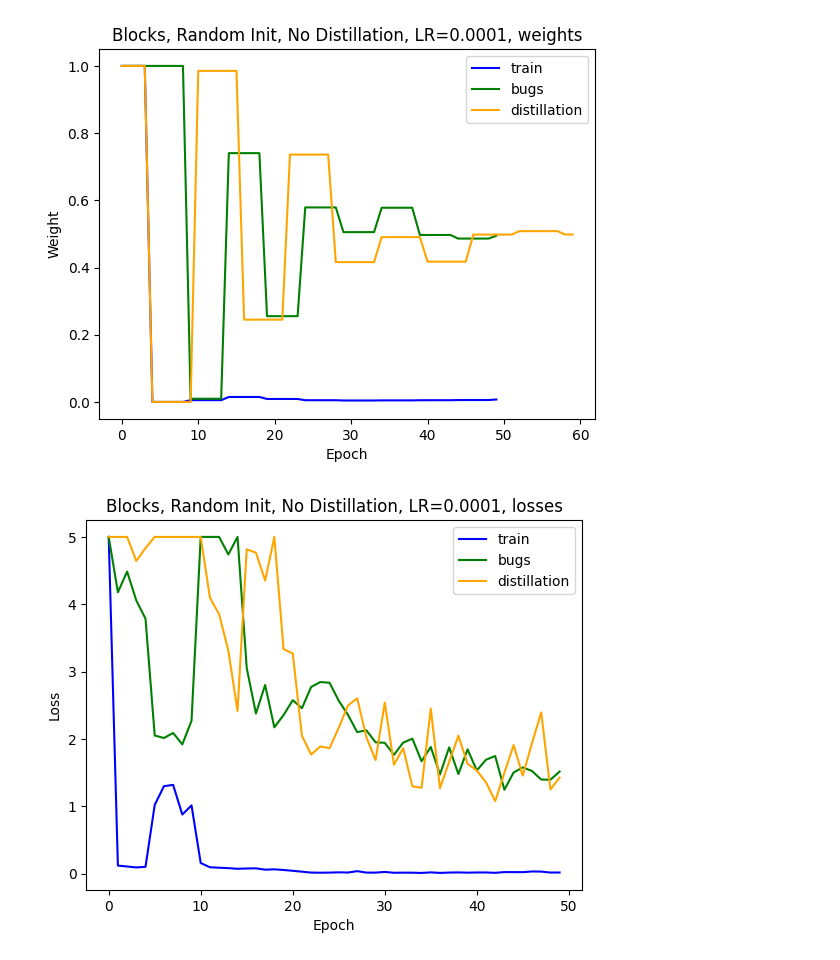
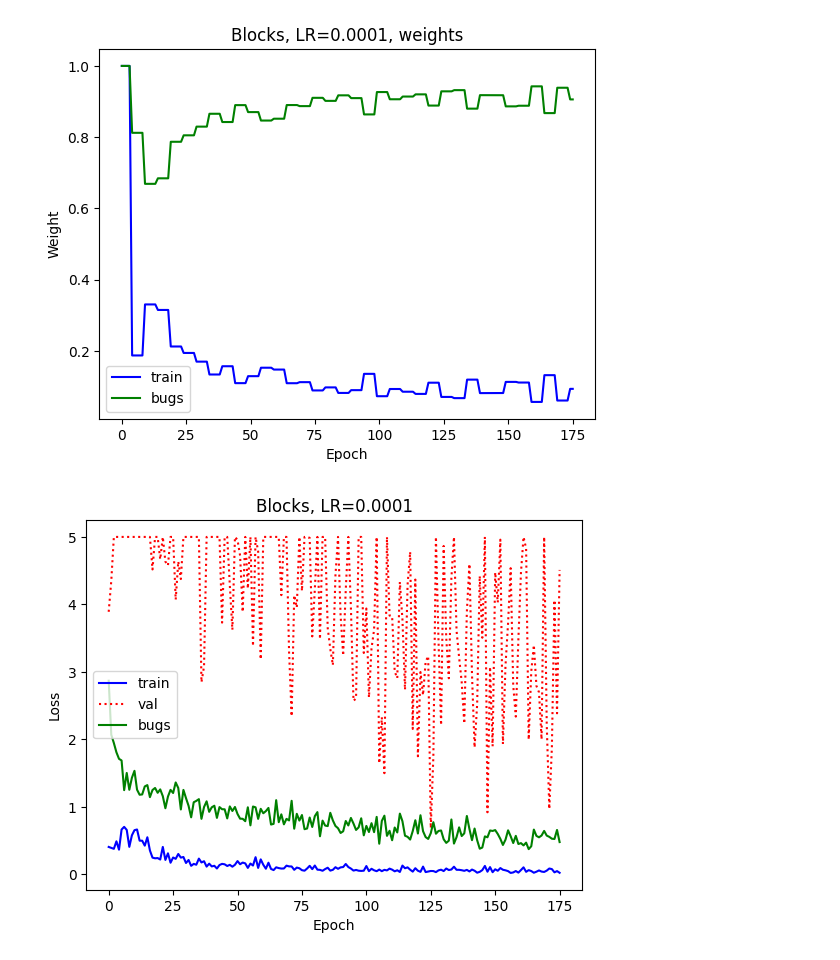
Before and after one commit to fai-saarland/gnn-policy-kr22, a Jupyter notebook: network/visualize_losses.ipynb, the cells around one changed output. Saved outputs shown, nothing was run; the diff lists cells and outputs as text; code cells hidden in the pictures.

Commit message:
implemented losses for ablation study

```diff
--- a/network/visualize_losses.ipynb
+++ b/network/visualize_losses.ipynb
@@ -57,7 +57,7 @@ def get_weights(best_path, dist=True):
 
 
 
-def plot_losses(dir_path, title, max_val=None, save_path=None, dist=True, plot_individual=True):
+def plot_losses(dir_path, title, max_val=None, save_path=None, dist=True, plot_individual=False):
     if dist:
         train_losses, val_losses, bug_losses, total_losses, distillation_losses = get_losses(dir_path, dist=True)
     else:
@@ -168,6 +168,7 @@ def plot_weights(dir_path, title, save_path=None, dist=True, max_val=None):
         plt.savefig(save_path+fig_name, dpi=300, bbox_inches='tight',pad_inches=0.05)
     plt.show()
 
+    """
     # also plot losses
     if dist:
         train_losses, val_losses, bug_losses, total_losses, distillation_losses = get_losses(dir_path, dist=True)
@@ -195,6 +196,7 @@ def plot_weights(dir_path, title, save_path=None, dist=True, max_val=None):
         fig_name = title.replace(' ', '_').replace(',', '_').replace('=', '_').replace('.', '') + '.png'
         plt.savefig(save_path+fig_name, dpi=300, bbox_inches='tight',pad_inches=0.05)
     plt.show()
+    """
 # %%
 experiment_path = "/Users/nicola_mueller/Desktop/gnn-policy-kr22/test_distillation_blocks_self_distillation_random_init"
 # plot_losses(experiment_path, "Blocks, Random Init, LR=0.0005", max_val=5, save_path="/Users/nicola_mueller/Desktop/loss_visualizations/Blocks_Random_Init/")
@@ -208,8 +210,9 @@ experiment_path = "/Users/nicola_mueller/Desktop/gnn-policy-kr22/test_distillati
 experiment_path = "/Users/nicola_mueller/Desktop/gnn-policy-kr22/test_distillation_delivery_random_init"
 # plot_losses(experiment_path, "Delivery, Random Init, LR=0.0001", max_val=5, save_path="/Users/nicola_mueller/Desktop/loss_visualizations/Delivery_Random_Init/")
 # %%
-experiment_path = "/Users/nicola_mueller/Desktop/test_softadapt/testo/retrained/best_coverage_validation"
-plot_weights(experiment_path, "Blocks, Random Init, No Distillation, LR=0.0001", save_path=None, dist=True, max_val=5)
+experiment_path = "/Users/nicola_mueller/Desktop/new_retraining/retrain_new_blocks_iter2/no_distillation/retrained/best_loss_validation"
+plot_weights(experiment_path, "Blocks, LR=0.0001", save_path=None, dist=False, max_val=5)
+plot_losses(experiment_path, "Blocks, LR=0.0001", max_val=5, save_path=None, dist=False)
 # %% [output]
-[figure, old version]
+[figure, new version]
-[figure, old version]
+[figure, new version]
```
Also changed, not shown: parts of 3 cells of this notebook, 30 other files.
